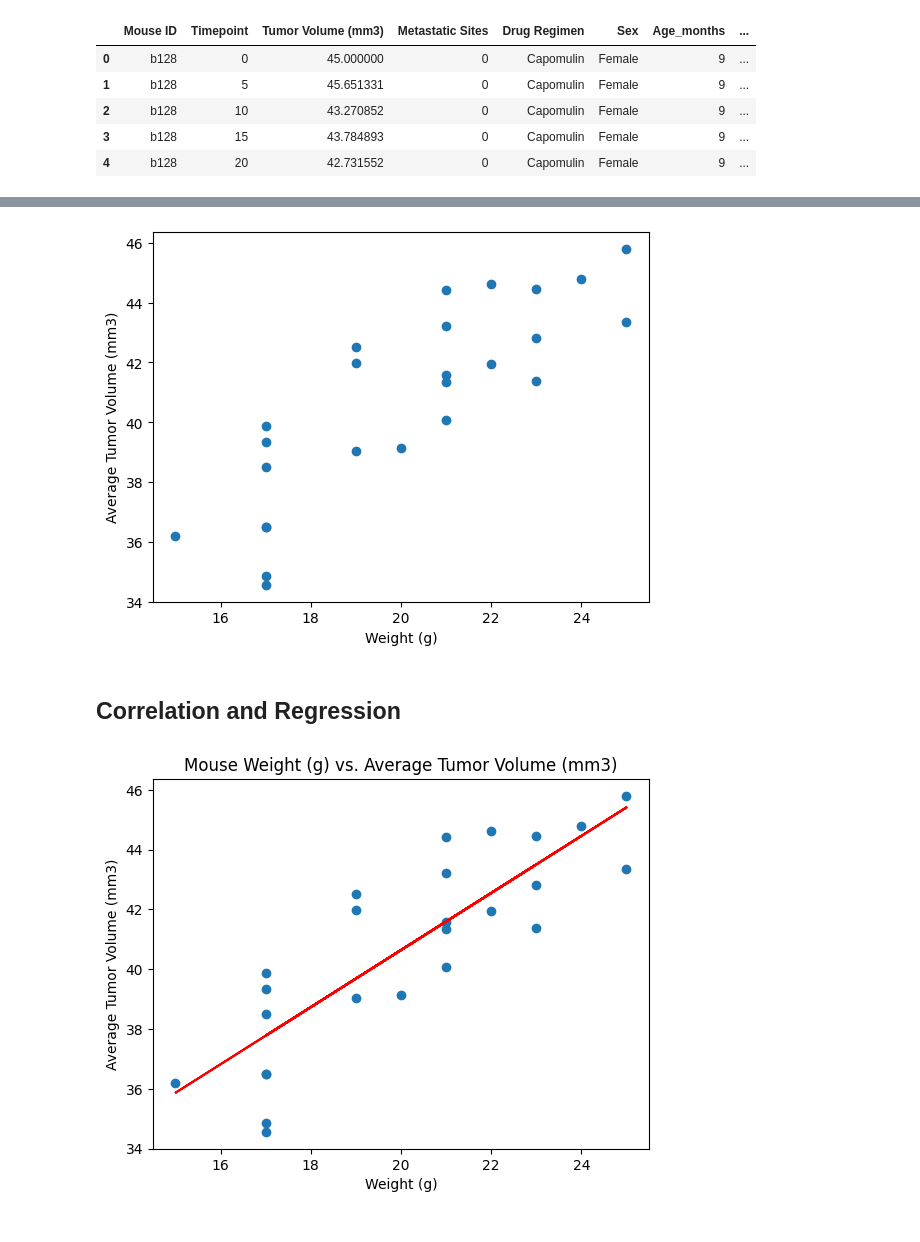
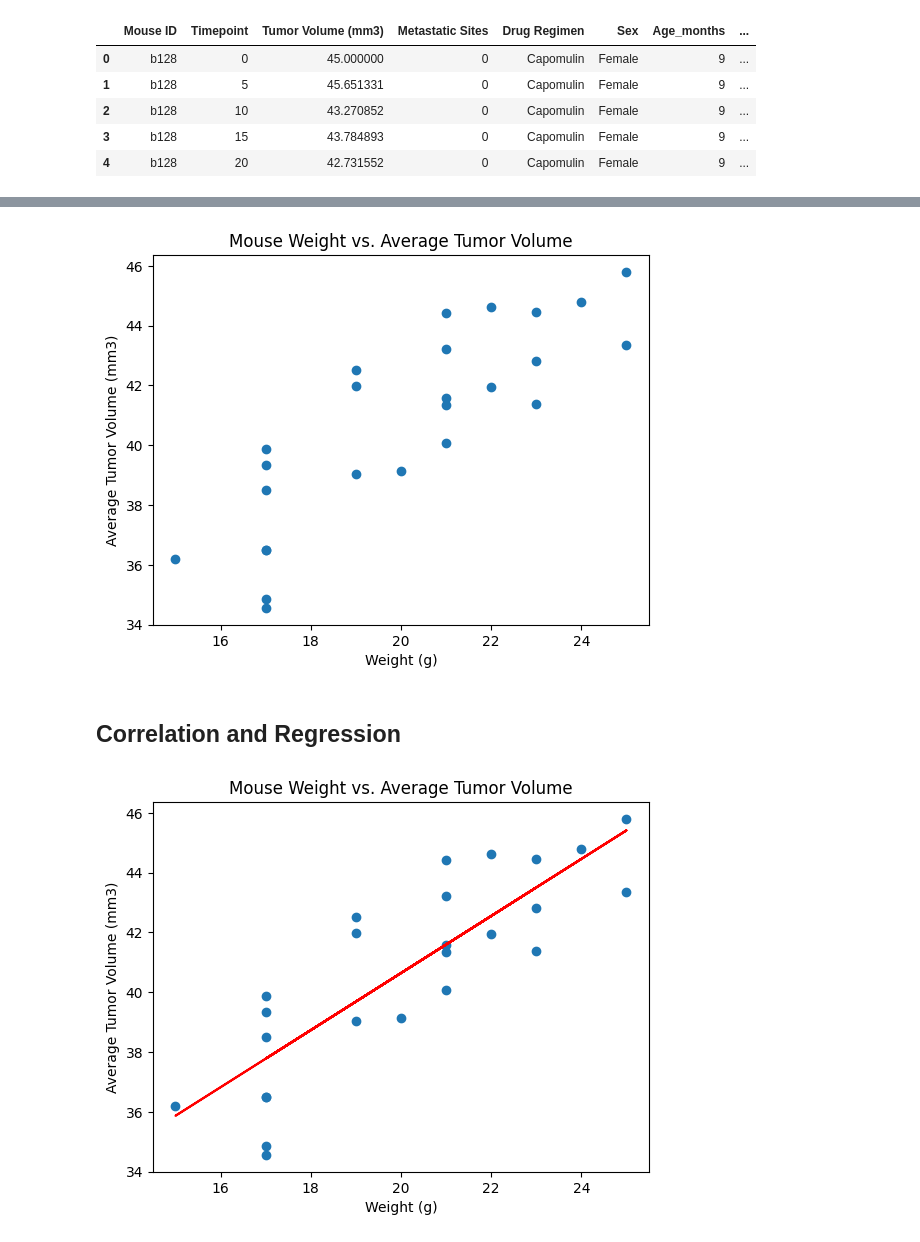
Before and after one commit to a676-code/plotting-challenge, a Jupyter notebook: Pymaceuticals/pymaceuticals.ipynb, the cells around one changed output, grey strips where cells are left out. Saved outputs shown, nothing was run; the diff lists cells and outputs as text; code cells hidden in the pictures.

```diff
--- a/Pymaceuticals/pymaceuticals.ipynb
+++ b/Pymaceuticals/pymaceuticals.ipynb
@@ -396,19 +375,21 @@ df_capomulin.head()
 # %%
+# Generate a scatter plot of average tumor volume vs. mouse weight for the Capomulin regimen
 gb_mouse_id = df_capomulin.groupby("Mouse ID")
 
 # x axis
 weight = gb_mouse_id.max()["Weight (g)"]
 
 # y axis
 avg_tumor_volume = gb_mouse_id.mean()["Tumor Volume (mm3)"]
 
 # making the plot
 plt.scatter(weight, avg_tumor_volume)
+plt.title("Mouse Weight vs. Average Tumor Volume")
 plt.xlabel("Weight (g)")
 plt.ylabel("Average Tumor Volume (mm3)")
 plt.show()
 # %% [output]
-[figure, old version]
+[figure, new version]
 # %% [markdown]
 ## Correlation and Regression
 # %%
@@ -420,7 +401,7 @@ plt.scatter(weight, avg_tumor_volume)
 plt.plot(weight, regress_values, "r-")
 plt.xlabel("Weight (g)")
 plt.ylabel("Average Tumor Volume (mm3)")
-plt.title("Mouse Weight (g) vs. Average Tumor Volume (mm3)")
+plt.title("Mouse Weight vs. Average Tumor Volume")
 plt.show()
 # %% [output]
-[figure, old version]
+[figure, new version]
```
Also changed, not shown: parts of 13 cells of this notebook, 1 other file.
